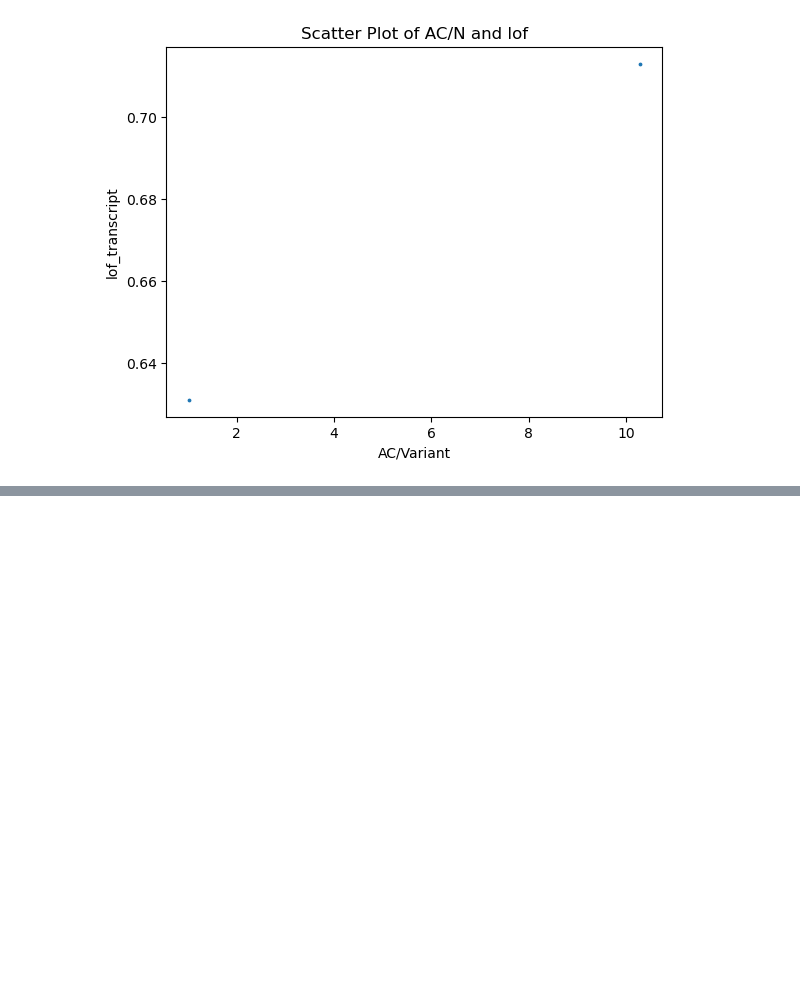
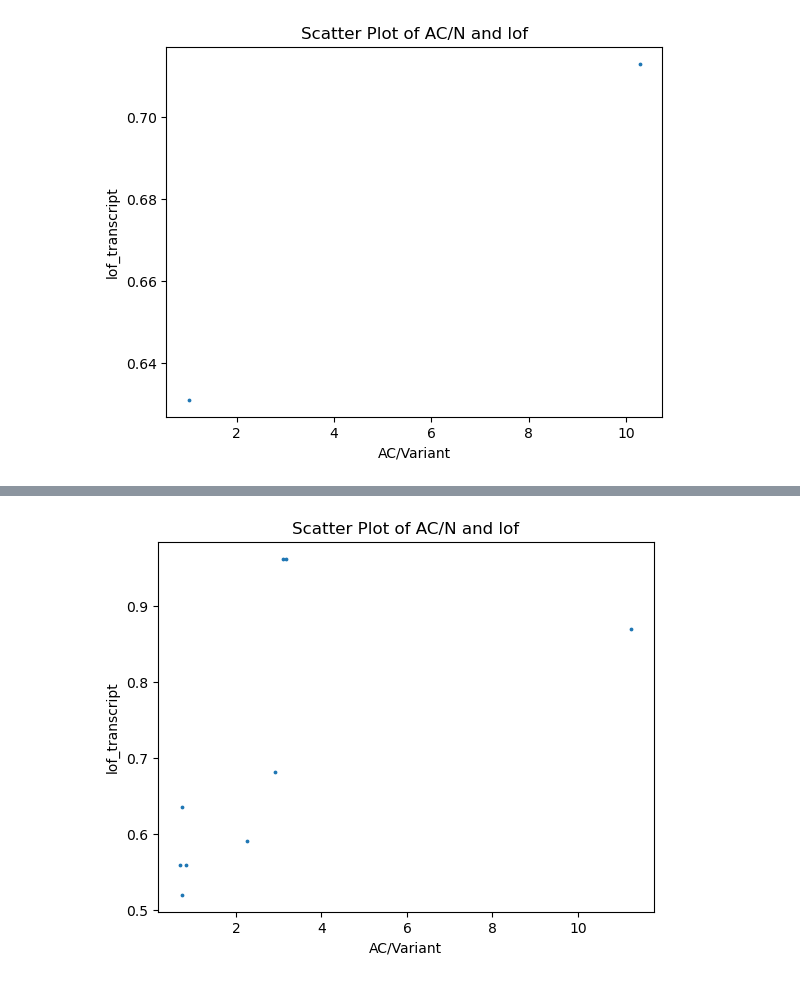
Before and after one commit to nastasia-iv/genvar, a Jupyter notebook: Grishchenko/code/all_genes_analysis.ipynb, the cells around one changed output, grey strips where cells are left out. Saved outputs shown, nothing was run; the diff lists cells and outputs as text; code cells hidden in the pictures; blank space fills up the shorter version.

```diff
--- a/Grishchenko/code/all_genes_analysis.ipynb
+++ b/Grishchenko/code/all_genes_analysis.ipynb
@@ -432,0 +471,12 @@ plt.show()
+# %%
+gene_data_TPT1 = pd.read_csv('/home/bioinf/gnomad-variants/Grishchenko/processed_data/tables/ac_expression_tables/TPT1.tsv',
+                         sep='\t')
+gene_data_TPT1 = gene_data_TPT1[
+    (gene_data_TPT1['Feature_Type'] == 'Transcript') &
+    (gene_data_TPT1['BIOTYPE'] == 'protein_coding') ]
+
+values_to_filter = ['stop_gained', 'frameshift_variant', 'splice_donor_variant', 'splice_acceptor_variant']
+
+gene_data_TPT1 = gene_data_TPT1[gene_data_TPT1['Consequence'].isin(values_to_filter)]
+gene_data_TPT1 = gene_data_TPT1[gene_data_TPT1['Feature'].str.contains('ENST')]
+gene_data_TPT1
@@ -432,0 +577,6 @@ plt.show()
+# %%
+matched_values = constraint_transcript_loeuf[constraint_transcript_loeuf['transcript'].isin(transcripts_df_ac_TPT1['Transcript_ID'])]
+matched_values.reset_index(inplace=True)
+transcripts_df_ac_TPT1['lof_transcript'] = matched_values['lof.oe_ci.upper']
+transcripts_df_ac_TPT1['Exon_number'] = matched_values['num_coding_exons']
+transcripts_df_ac_TPT1
@@ -432,0 +594,8 @@ plt.show()
+# %%
+plt.scatter(np.log1p(transcripts_df_ac_TPT1['AC/Variant']), transcripts_df_ac_TPT1['lof_transcript'], s=3)
+plt.xlabel('AC/Variant')
+plt.ylabel('lof_transcript')
+plt.title('Scatter Plot of AC/N and lof')
+plt.show()
+# %% [output]
+[figure, added]
```
Also changed, not shown: parts of 21 cells of this notebook.
